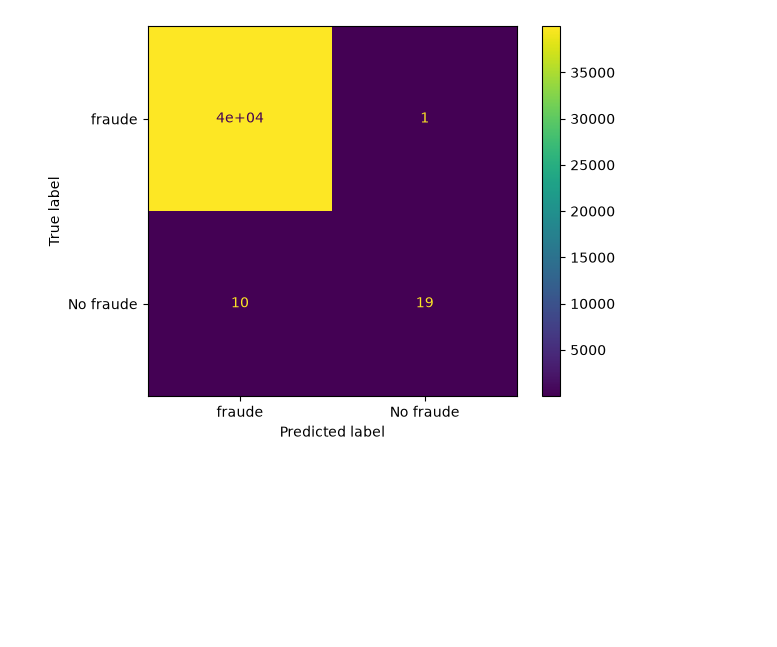
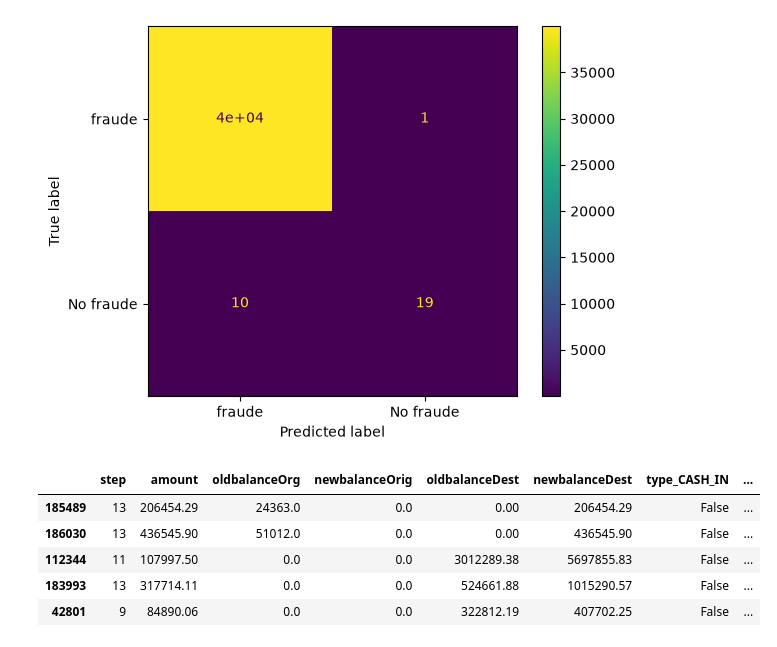
Before and after one commit to MaximoVeron/tp_final_py_veron_garrido_aguero, a Jupyter notebook: model/model_main.ipynb, the cells around one changed output. Drawn from its saved outputs; the diff is of its cells as text; code cells hidden in the pictures; blank space fills up the shorter version.

```diff
--- a/model/model_main.ipynb
+++ b/model/model_main.ipynb
@@ -159,3 +159,12 @@ y_true = y_test, y_pred = y_pred, display_labels = ["fraude",
 # %% [output]
 <sklearn.metrics._plot.confusion_matrix.ConfusionMatrixDisplay at 0x...>
 [figure]
+# %%
+df_resultados.head()
+# %% [output]
+|  | step | amount | oldbalanceOrg | newbalanceOrig | oldbalanceDest | newbalanceDest | type_CASH_IN | ... |
+| 185489 | 13 | 206454.29 | 24363.0 | 0.0 | 0.00 | 206454.29 | False | ... |
+| 186030 | 13 | 436545.90 | 51012.0 | 0.0 | 0.00 | 436545.90 | False | ... |
+| 112344 | 11 | 107997.50 | 0.0 | 0.0 | 3012289.38 | 5697855.83 | False | ... |
+| 183993 | 13 | 317714.11 | 0.0 | 0.0 | 524661.88 | 1015290.57 | False | ... |
+| 42801 | 9 | 84890.06 | 0.0 | 0.0 | 322812.19 | 407702.25 | False | ... |
```
Also changed, not shown: parts of 6 cells of this notebook, 41 other files.
